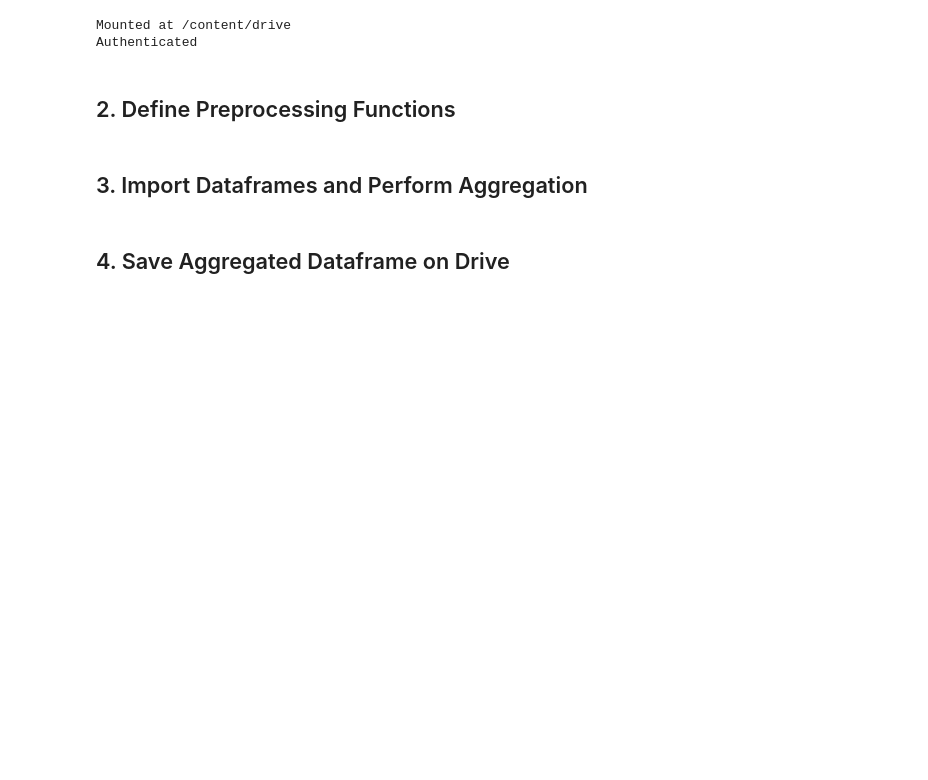
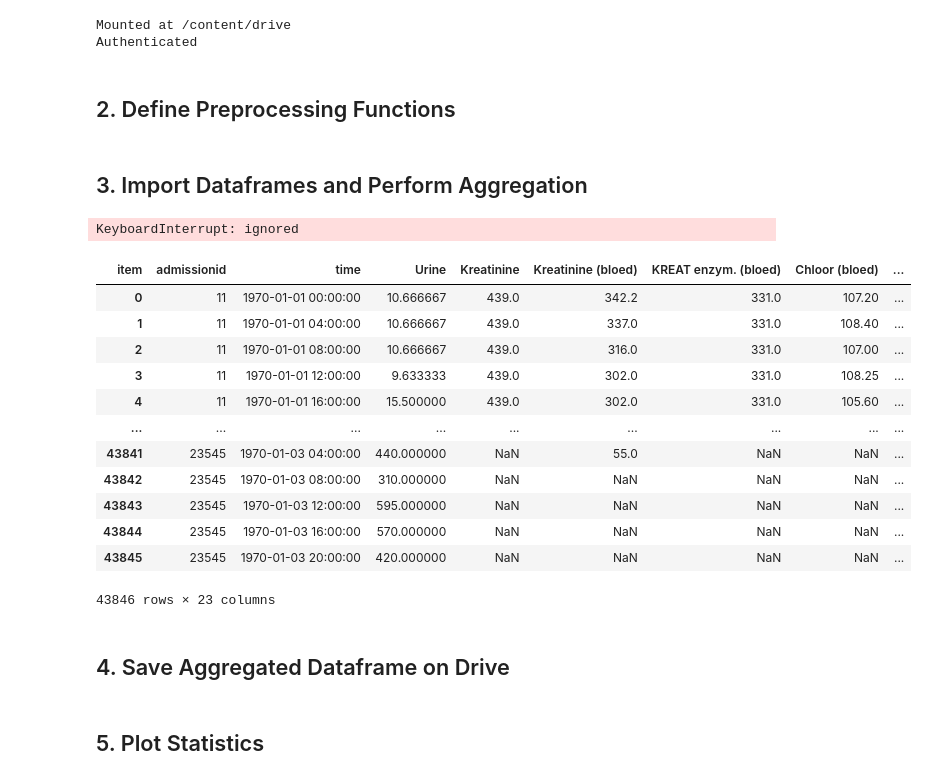
Before and after one commit to Enrico-Call/RL-AKI, a Jupyter notebook: 2_Data_Aggregation.ipynb, the cells around one changed output. Saved outputs shown, nothing was run; the diff lists cells and outputs as text; code cells hidden in the pictures; blank space fills up the shorter version.

```diff
--- a/2_Data_Aggregation.ipynb
+++ b/2_Data_Aggregation.ipynb
@@ -412,7 +482,23 @@ def transform_daterange(data: pd.DataFrame,
 statespace = pd.read_csv('final_state_space.csv')
 actionspace = pd.read_csv('final_action_space.csv')
 
-# state = process_statespace(statespace)
-# action = process_actionspace(actionspace)
+state = process_statespace(statespace)
+action = process_actionspace(actionspace)
+# %% [output]
+KeyboardInterrupt: ignored
 # %%
-state = process_statespace(statespace)
+state
+# %% [output]
+| item | admissionid | time | Urine | Kreatinine | Kreatinine (bloed) | KREAT enzym. (bloed) | Chloor (bloed) | ... |
+| 0 | 11 | 1970-01-01 00:00:00 | 10.666667 | 439.0 | 342.2 | 331.0 | 107.20 | ... |
+| 1 | 11 | 1970-01-01 04:00:00 | 10.666667 | 439.0 | 337.0 | 331.0 | 108.40 | ... |
+| 2 | 11 | 1970-01-01 08:00:00 | 10.666667 | 439.0 | 316.0 | 331.0 | 107.00 | ... |
+| 3 | 11 | 1970-01-01 12:00:00 | 9.633333 | 439.0 | 302.0 | 331.0 | 108.25 | ... |
+| 4 | 11 | 1970-01-01 16:00:00 | 15.500000 | 439.0 | 302.0 | 331.0 | 105.60 | ... |
+| ... | ... | ... | ... | ... | ... | ... | ... | ... |
+| 43841 | 23545 | 1970-01-03 04:00:00 | 440.000000 | NaN | 55.0 | NaN | NaN | ... |
+| 43842 | 23545 | 1970-01-03 08:00:00 | 310.000000 | NaN | NaN | NaN | NaN | ... |
+| 43843 | 23545 | 1970-01-03 12:00:00 | 595.000000 | NaN | NaN | NaN | NaN | ... |
+| 43844 | 23545 | 1970-01-03 16:00:00 | 570.000000 | NaN | NaN | NaN | NaN | ... |
+| 43845 | 23545 | 1970-01-03 20:00:00 | 420.000000 | NaN | NaN | NaN | NaN | ... |
+43846 rows × 23 columns
@@ -422,3 +506,5 @@ action = process_actionspace(actionspace)
 ## 4. Save Aggregated Dataframe on Drive
 # %%
 aggregated.to_csv('aggregated.csv')
+# %% [markdown]
+## 5. Plot Statistics
```
Also changed, not shown: parts of 5 cells of this notebook.
